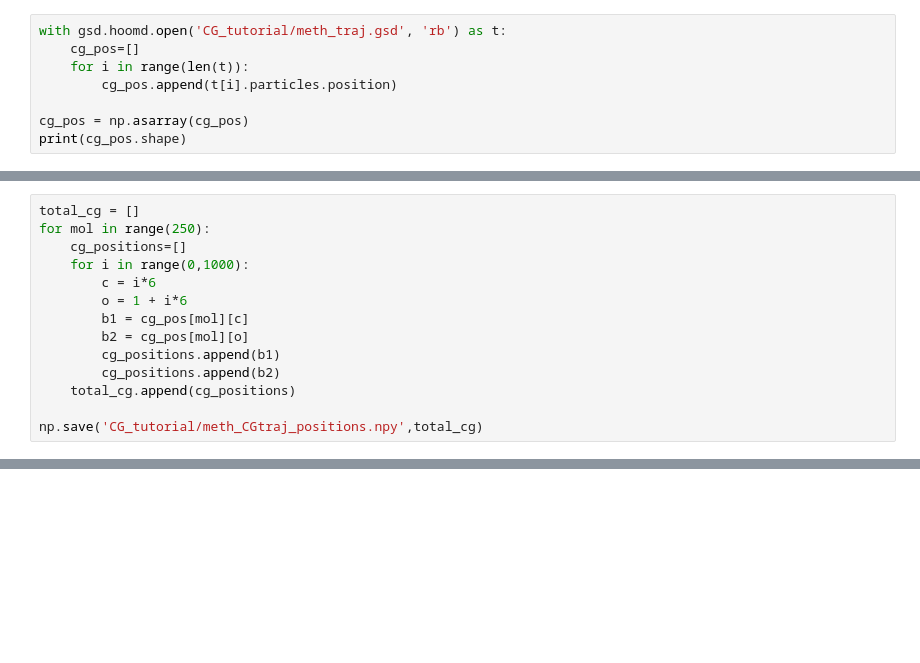
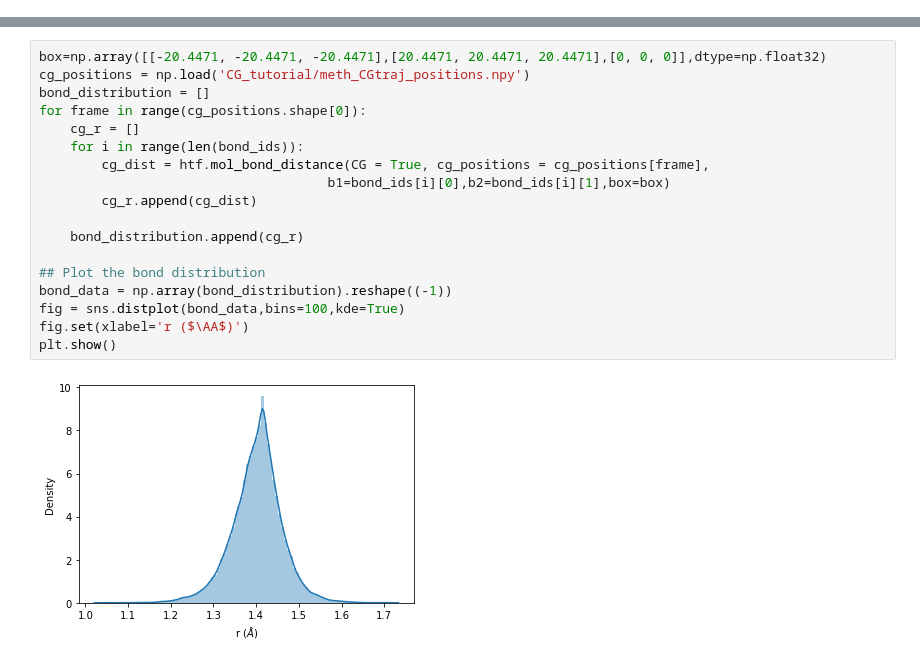
Before and after one commit to ur-whitelab/hoomd-tf, a Jupyter notebook: examples/11. CG simulations using IBI method.ipynb, the cells around one changed output, grey strips where cells are left out. Drawn from its saved outputs; the diff is of its cells as text; blank space fills up the shorter version.

```diff
--- a/examples/11. CG simulations using IBI method.ipynb
+++ b/examples/11. CG simulations using IBI method.ipynb
@@ -36,8 +0,0 @@ plt.show()
-# %%
-with gsd.hoomd.open('CG_tutorial/meth_traj.gsd', 'rb') as t:
-    cg_pos=[]
-    for i in range(len(t)):
-        cg_pos.append(t[i].particles.position)
-
-cg_pos = np.asarray(cg_pos)
-print(cg_pos.shape)
@@ -51,14 +0,0 @@ print(cg_pos[:,7].shape)
-# %%
-total_cg = []
-for mol in range(250):
-    cg_positions=[]
-    for i in range(0,1000):
-        c = i*6
-        o = 1 + i*6
-        b1 = cg_pos[mol][c]
-        b2 = cg_pos[mol][o]
-        cg_positions.append(b1)
-        cg_positions.append(b2)
-    total_cg.append(cg_positions)
-
-np.save('CG_tutorial/meth_CGtraj_positions.npy',total_cg)
@@ -179,0 +106,20 @@ RuntimeError: CUDA Error
+# %%
+box=np.array([[-20.4471, -20.4471, -20.4471],[20.4471, 20.4471, 20.4471],[0, 0, 0]],dtype=np.float32)
+cg_positions = np.load('CG_tutorial/meth_CGtraj_positions.npy')
+bond_distribution = []
+for frame in range(cg_positions.shape[0]):
+    cg_r = []
+    for i in range(len(bond_ids)):
+        cg_dist = htf.mol_bond_distance(CG = True, cg_positions = cg_positions[frame],
+                                     b1=bond_ids[i][0],b2=bond_ids[i][1],box=box)
+        cg_r.append(cg_dist)
+
+    bond_distribution.append(cg_r)
+
+## Plot the bond distribution
+bond_data = np.array(bond_distribution).reshape((-1))
+fig = sns.distplot(bond_data,bins=100,kde=True)
+fig.set(xlabel='r ($\AA$)')
+plt.show()
+# %% [output]
+[figure, added]
```
Also changed, not shown: parts of 38 cells of this notebook.
